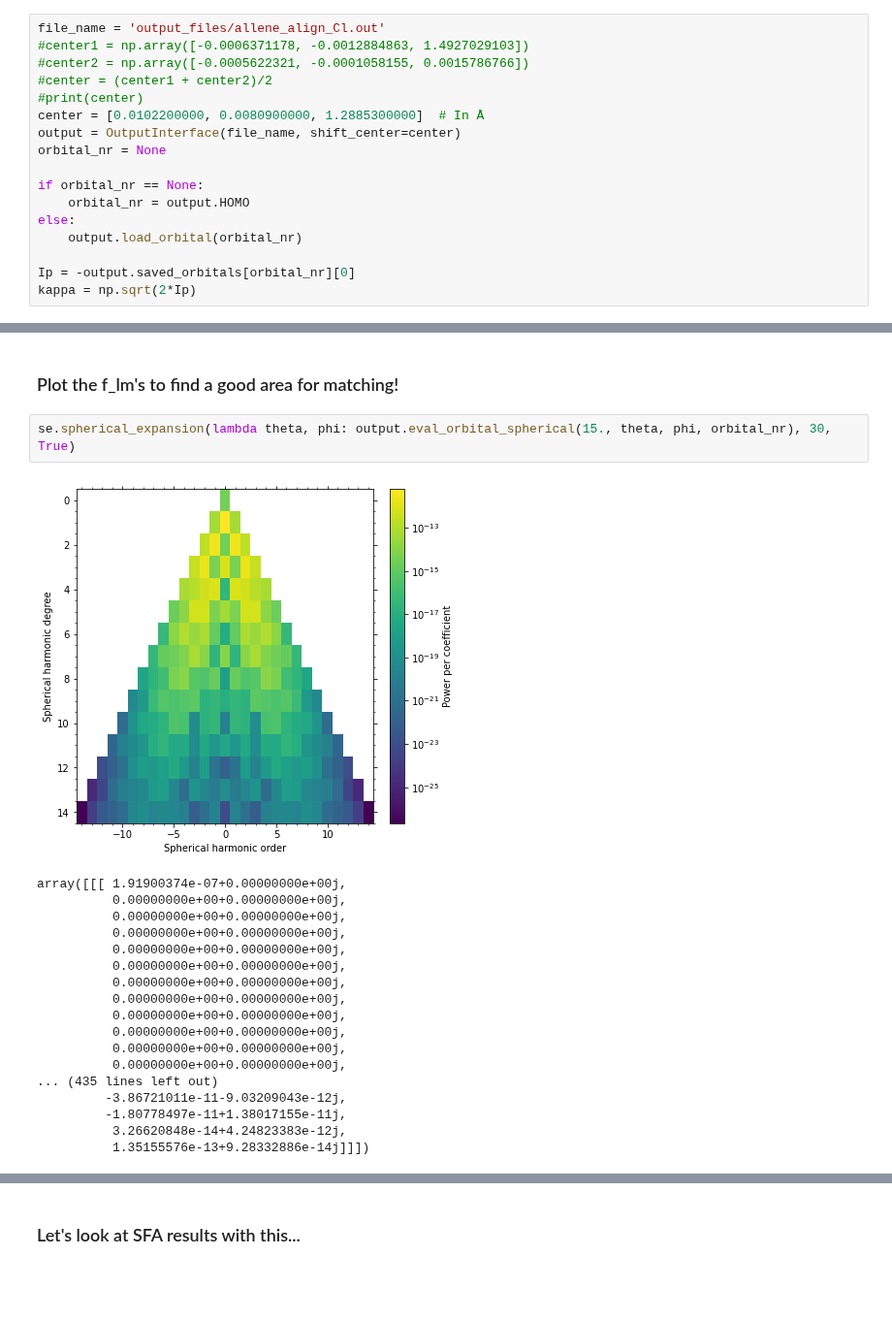
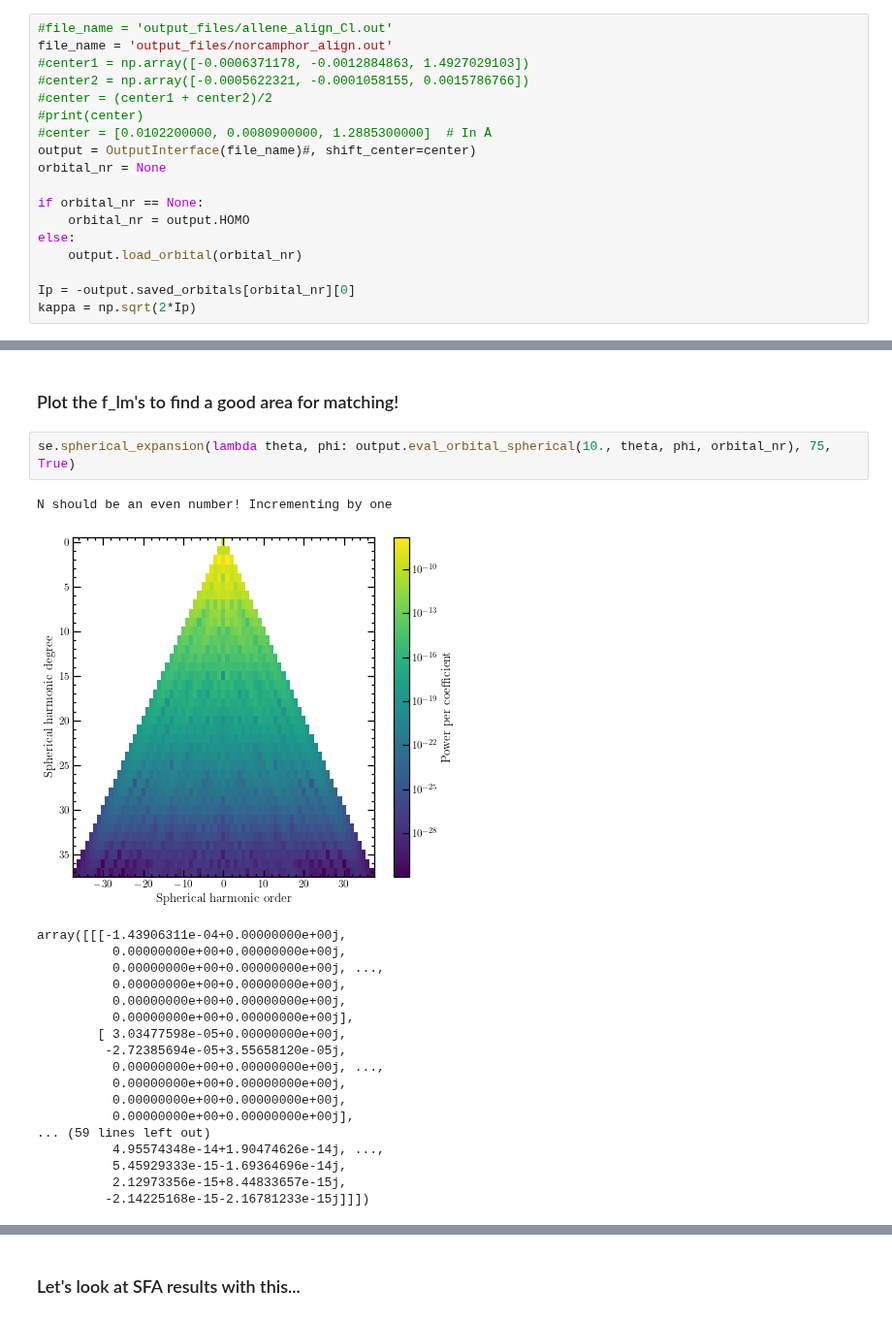
Before and after one commit to EmilHansen1/SFA_OAM_Linear, a Jupyter notebook: molecule_matching.ipynb, the cells around one changed output, grey strips where cells are left out. Shown at 97% size. Cells and saved outputs as stored; diff of their text form; blank space fills up the shorter version.

Commit message:
Matched norcamphor

```diff
--- a/molecule_matching.ipynb
+++ b/molecule_matching.ipynb
@@ -94,13 +94,14 @@ def load_lebedev(file_name):
     phi = np.deg2rad([phi_i if phi_i >= 0 else 360 + phi_i for phi_i in phi])
     return theta, phi, w
 # %%
-file_name = 'output_files/allene_align_Cl.out'
+#file_name = 'output_files/allene_align_Cl.out'
+file_name = 'output_files/norcamphor_align.out'
 #center1 = np.array([-0.0006371178, -0.0012884863, 1.4927029103])
 #center2 = np.array([-0.0005622321, -0.0001058155, 0.0015786766])
 #center = (center1 + center2)/2
 #print(center)
-center = [0.0102200000, 0.0080900000, 1.2885300000]  # In Å
-output = OutputInterface(file_name, shift_center=center)
+#center = [0.0102200000, 0.0080900000, 1.2885300000]  # In Å
+output = OutputInterface(file_name)#, shift_center=center)
 orbital_nr = None
 
 if orbital_nr == None:
@@ -117,24 +118,25 @@ output.HOMO
 # %% [markdown]
 ### Plot the f_lm's to find a good area for matching!
 # %%
-se.spherical_expansion(lambda theta, phi: output.eval_orbital_spherical(15., theta, phi, orbital_nr), 30, True)
+se.spherical_expansion(lambda theta, phi: output.eval_orbital_spherical(10., theta, phi, orbital_nr), 75, True)
 # %% [output]
+N should be an even number! Incrementing by one
-[figure, old version]
+[figure, new version]
-array([[[ 1.91900374e-07+0.00000000e+00j,
-          0.00000000e+00+0.00000000e+00j,
-          0.00000000e+00+0.00000000e+00j,
-          0.00000000e+00+0.00000000e+00j,
-          0.00000000e+00+0.00000000e+00j,
-          0.00000000e+00+0.00000000e+00j,
-          0.00000000e+00+0.00000000e+00j,
-          0.00000000e+00+0.00000000e+00j,
-          0.00000000e+00+0.00000000e+00j,
-          0.00000000e+00+0.00000000e+00j,
-          0.00000000e+00+0.00000000e+00j,
-          0.00000000e+00+0.00000000e+00j,
-... (435 lines left out)
-         -3.86721011e-11-9.03209043e-12j,
-         -1.80778497e-11+1.38017155e-11j,
-          3.26620848e-14+4.24823383e-12j,
-          1.35155576e-13+9.28332886e-14j]]])
+array([[[-1.43906311e-04+0.00000000e+00j,
+          0.00000000e+00+0.00000000e+00j,
+          0.00000000e+00+0.00000000e+00j, ...,
+          0.00000000e+00+0.00000000e+00j,
+          0.00000000e+00+0.00000000e+00j,
+          0.00000000e+00+0.00000000e+00j],
+        [ 3.03477598e-05+0.00000000e+00j,
+         -2.72385694e-05+3.55658120e-05j,
+          0.00000000e+00+0.00000000e+00j, ...,
+          0.00000000e+00+0.00000000e+00j,
+          0.00000000e+00+0.00000000e+00j,
+          0.00000000e+00+0.00000000e+00j],
+... (59 lines left out)
+          4.95574348e-14+1.90474626e-14j, ...,
+          5.45929333e-15-1.69364696e-14j,
+          2.12973356e-15+8.44833657e-15j,
+         -2.14225168e-15-2.16781233e-15j]]])
 # %%
```
Also changed, not shown: parts of 22 cells of this notebook.
